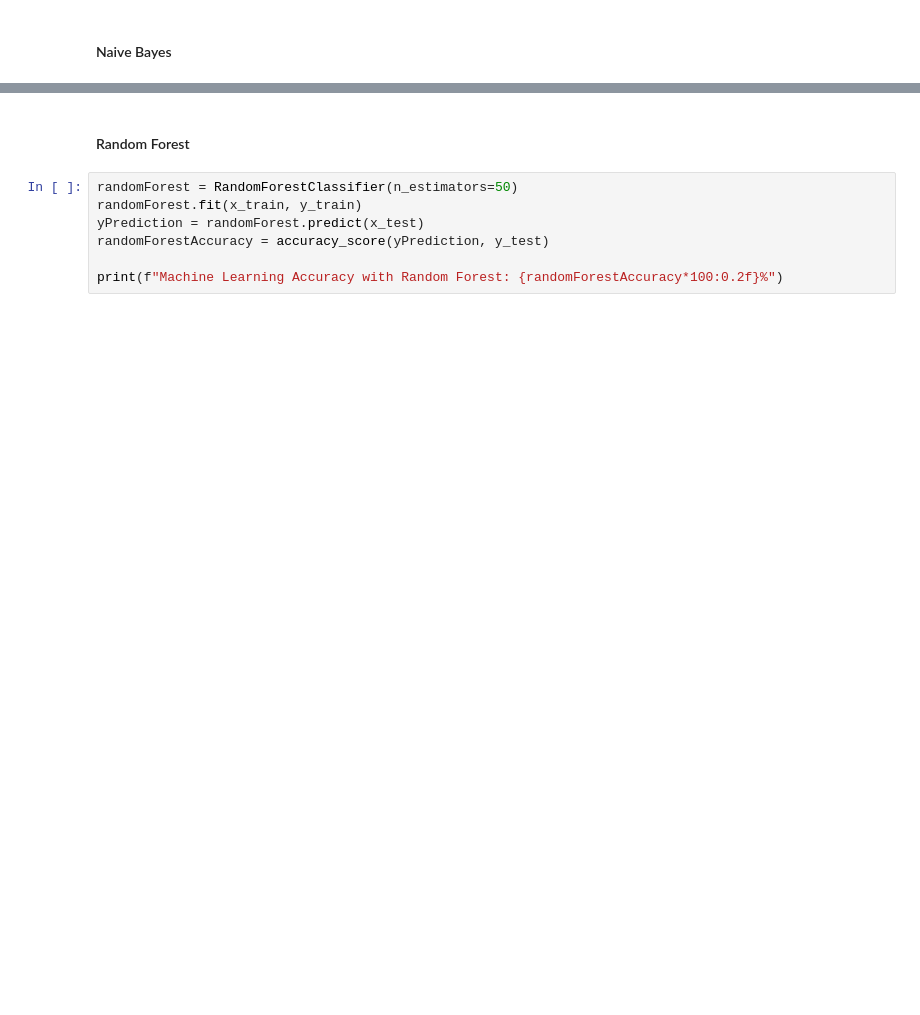
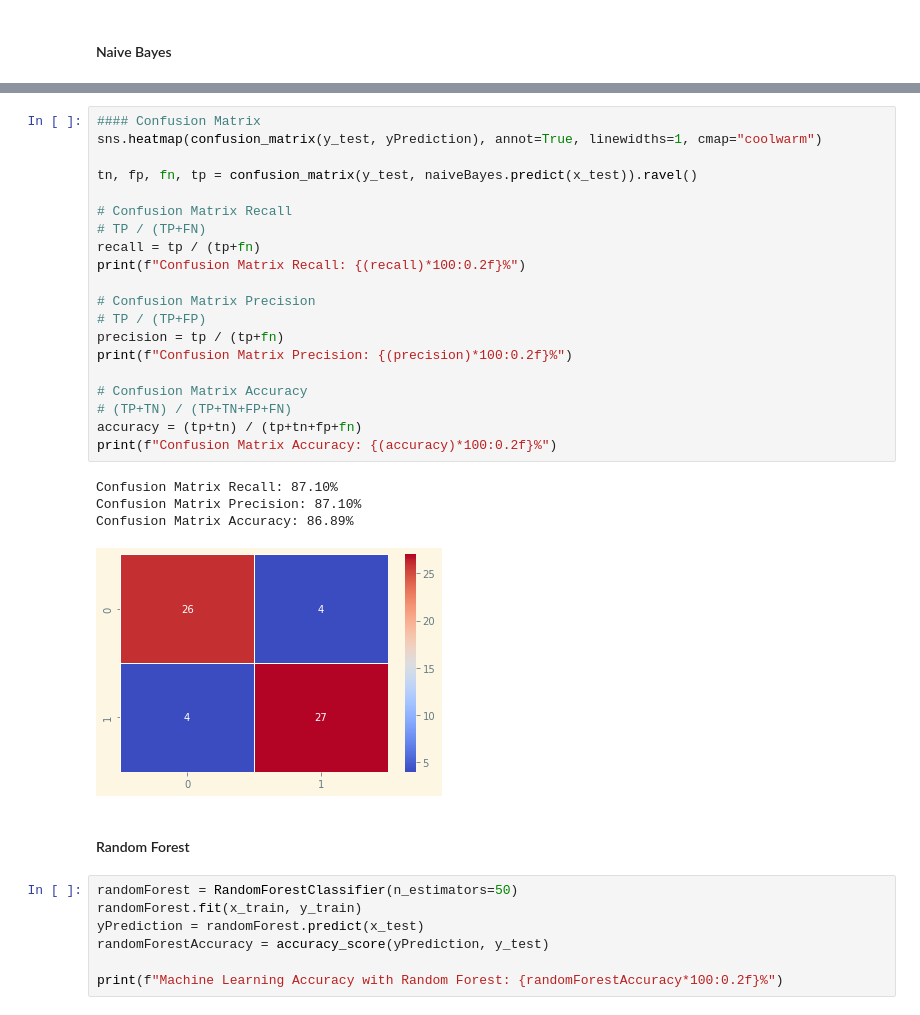
Before and after one commit to shadowbane/PYTN_Prakerja_Adli, a Jupyter notebook: PYTN_Prakerja_Adli.ipynb, the cells around one changed output, grey strips where cells are left out. Saved outputs shown, nothing was run; the diff lists cells and outputs as text; blank space fills up the shorter version.

```diff
--- a/PYTN_Prakerja_Adli.ipynb
+++ b/PYTN_Prakerja_Adli.ipynb
@@ -295,3 +306,28 @@ Machine Learning Accuracy with Naive Bayes: 88.16%
+# %%
+#### Confusion Matrix
+sns.heatmap(confusion_matrix(y_test, yPrediction), annot=True, linewidths=1, cmap="coolwarm")
+
+tn, fp, fn, tp = confusion_matrix(y_test, naiveBayes.predict(x_test)).ravel()
+
+# Confusion Matrix Recall
+# TP / (TP+FN)
+recall = tp / (tp+fn)
+print(f"Confusion Matrix Recall: {(recall)*100:0.2f}%")
+
+# Confusion Matrix Precision
+# TP / (TP+FP)
+precision = tp / (tp+fn)
+print(f"Confusion Matrix Precision: {(precision)*100:0.2f}%")
+
+# Confusion Matrix Accuracy
+# (TP+TN) / (TP+TN+FP+FN)
+accuracy = (tp+tn) / (tp+tn+fp+fn)
+print(f"Confusion Matrix Accuracy: {(accuracy)*100:0.2f}%")
+# %% [output]
+Confusion Matrix Recall: 87.10%
+Confusion Matrix Precision: 87.10%
+Confusion Matrix Accuracy: 86.89%
+[figure, added]
 # %% [markdown]
 #### Random Forest
 # %%
```
Also changed, not shown: parts of 25 cells of this notebook.
